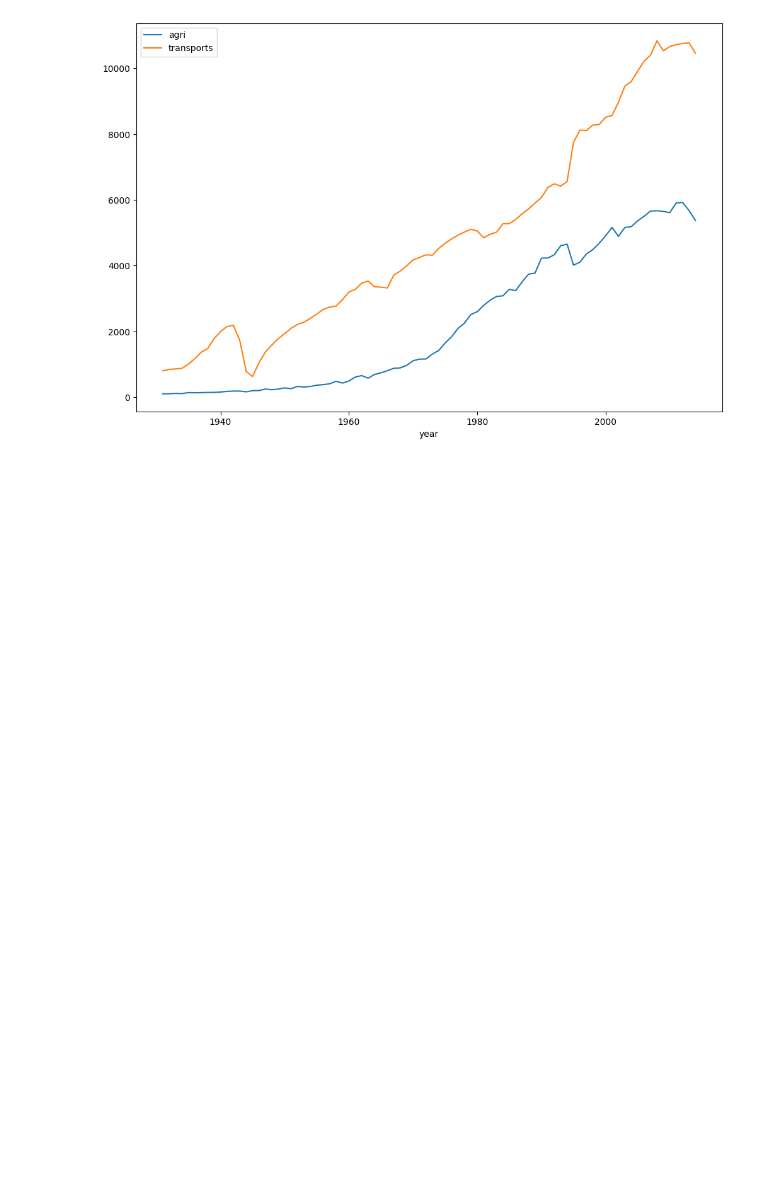
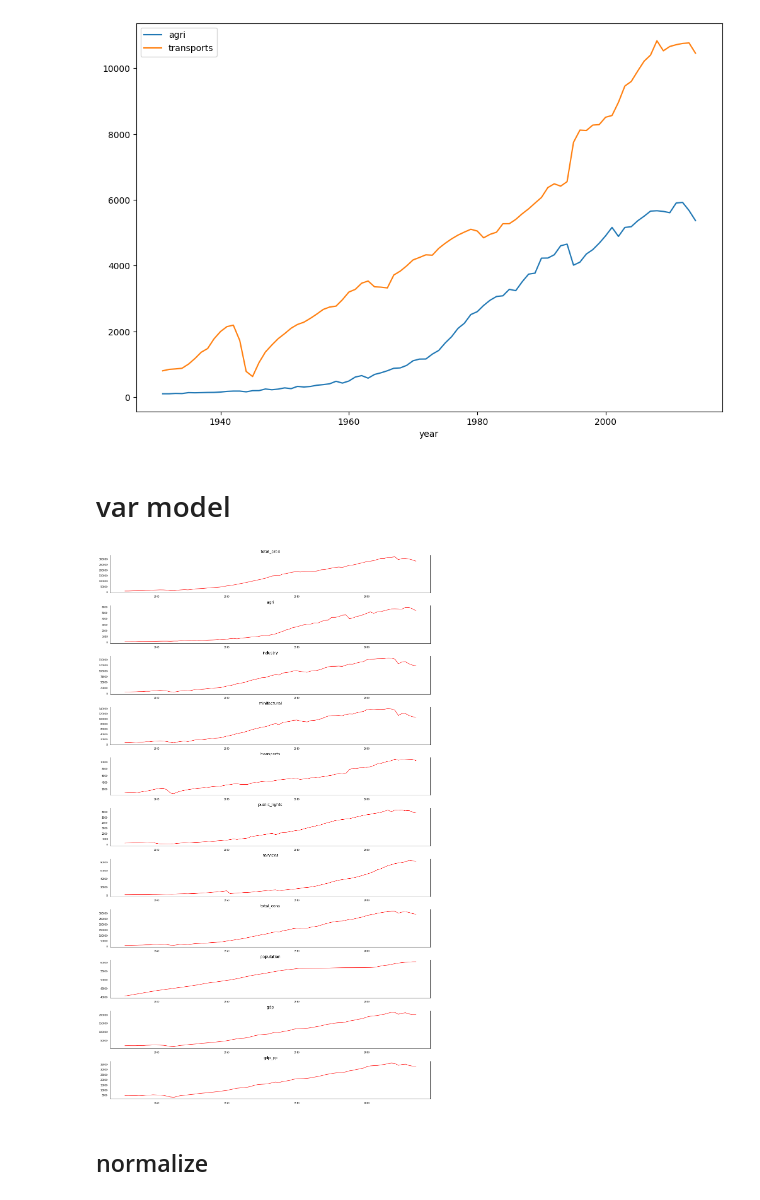
Before and after one commit to depa-tto/Multivariate-Time-Series-project, a Jupyter notebook: time_series_project.ipynb, the cells around one changed output. Saved outputs shown, nothing was run; the diff lists cells and outputs as text; code cells hidden in the pictures; blank space fills up the shorter version.

Commit message:
starting var model

```diff
--- a/time_series_project.ipynb
+++ b/time_series_project.ipynb
@@ -288,3 +295,23 @@ data[['agri','transports']].plot(figsize=(12,8))
 # %% [output]
 <Axes: xlabel='year'>
 [figure]
+# %% [markdown]
+# var model
+# %%
+fig, axes = plt.subplots(nrows=11,figsize=(12, 20),constrained_layout=True)
+
+for i, ax in enumerate(axes):
+    data_ = data[data.columns[i]]
+
+    ax.plot(data_, color='red', linewidth=1)
+    ax.set_title(data.columns[i], fontsize=10)
+    ax.xaxis.set_ticks_position('none')
+    ax.yaxis.set_ticks_position('none')
+    ax.spines["top"].set_alpha(0)
+    ax.tick_params(labelsize=6)
+
+plt.show()
+# %% [output]
+[figure, added]
+# %% [markdown]
+## normalize
```
Also changed, not shown: parts of 12 cells of this notebook.
